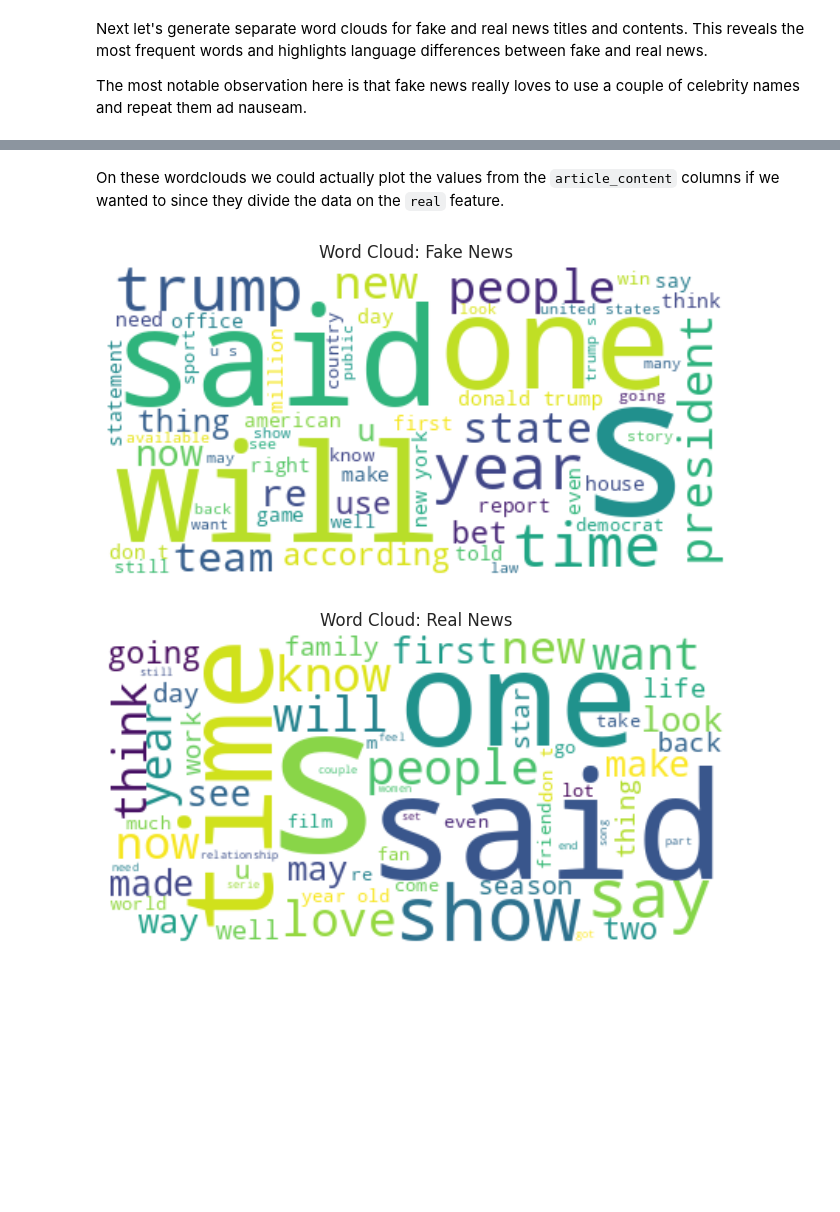
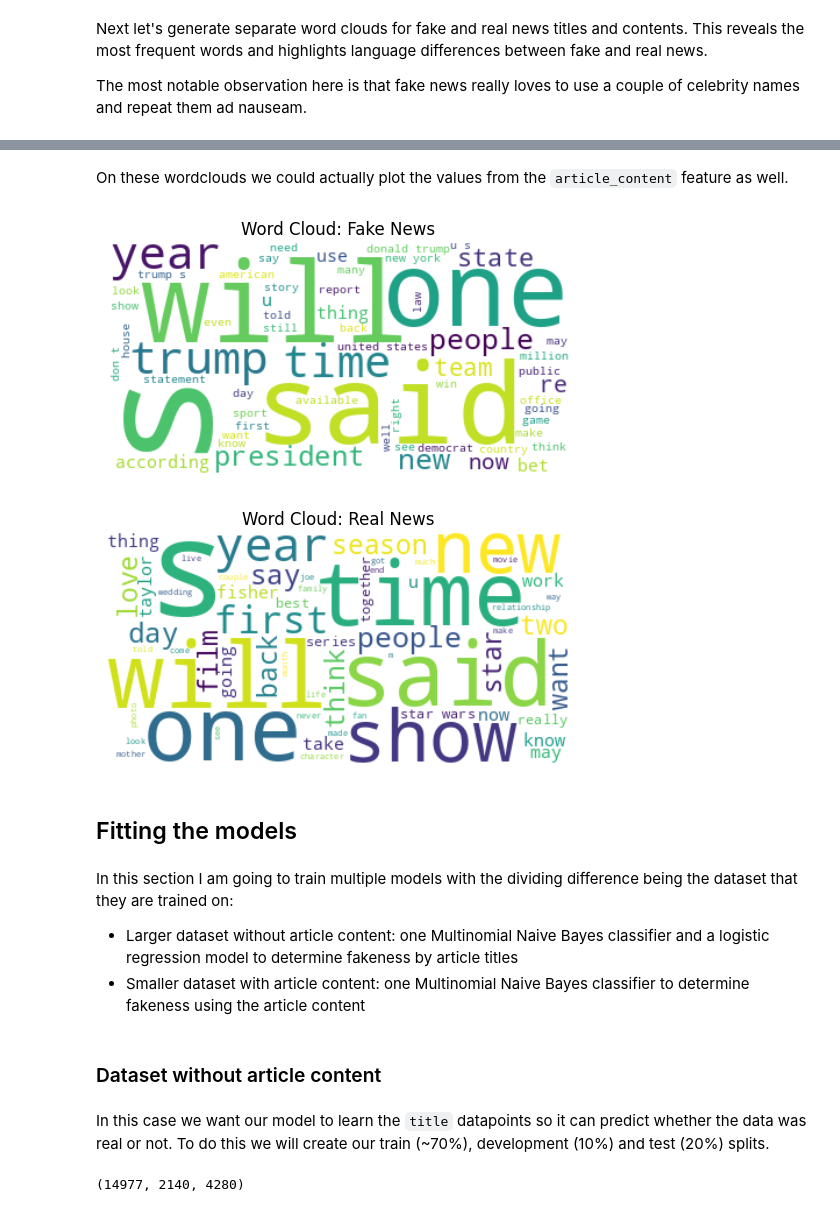
Before and after one commit to nevernorbo/FateML_FakeNews, a Jupyter notebook: fakenews.ipynb, the cells around one changed output, grey strips where cells are left out. Drawn from its saved outputs; the diff is of its cells as text; code cells hidden in the pictures; blank space fills up the shorter version.

Commit message:
Trained model, interpreted it, done local and global model analysis

```diff
--- a/fakenews.ipynb
+++ b/fakenews.ipynb
@@ -92,6 +107,6 @@ This information will be stored as another feature by name `article_content`.
 # %%
 # Load in our content complete dataset
-dataset = pd.read_csv('./data/FakeNewsNetWithArticleContent.csv')
-dataset
+content_dataset = pd.read_csv('./data/FakeNewsNetContent.csv')
+content_dataset
 # %% [output]
 |  | title | news_url | source_domain | tweet_num | real | article_content |
@@ -222,28 +199,49 @@ plt.show()
 # %% [markdown]
-On these wordclouds we could actually plot the values from the `article_content` columns if we wanted to since they divide the data on the `real` feature.
+On these wordclouds we could actually plot the values from the `article_content` feature as well.
 # %%
 from wordcloud import WordCloud, STOPWORDS
 import matplotlib.pyplot as plt
 
 # Word cloud for fake news
-fake_text = ' '.join(dataset[dataset['real'] == 0]['article_content']).lower()
+fake_text = ' '.join(content_dataset[content_dataset['real'] == 0]['article_content']).lower()
 fake_cloud = WordCloud(stopwords=STOPWORDS, background_color='white', max_words=60).generate(fake_text)
 
-plt.figure(figsize=(8,8))
+plt.figure(figsize=(6,6))
 plt.imshow(fake_cloud, interpolation='bilinear')
 plt.axis('off')
 plt.title('Word Cloud: Fake News')
 plt.show()
 
 # Word cloud for real news
-real_text = ' '.join(dataset[dataset['real'] == 1]['article_content']).lower()
+real_text = ' '.join(content_dataset[content_dataset['real'] == 1]['article_content']).lower()
 real_cloud = WordCloud(stopwords=STOPWORDS, background_color='white', max_words=60).generate(real_text)
 
-plt.figure(figsize=(8,8))
+plt.figure(figsize=(6,6))
 plt.imshow(real_cloud, interpolation='bilinear')
 plt.axis('off')
 plt.title('Word Cloud: Real News')
 plt.show()
 # %% [output]
-[figure, old version]
+[figure, new version]
-[figure, old version]
+[figure, new version]
+# %% [markdown]
+## Fitting the models
+# %% [markdown]
+In this section I am going to train multiple models with the dividing difference being the dataset that they are trained on:
+- Larger dataset without article content: one Multinomial Naive Bayes classifier and a logistic regression model to determine fakeness by article titles
+- Smaller dataset with article content: one Multinomial Naive Bayes classifier to determine fakeness using the article content
+# %% [markdown]
+### Dataset without article content
+# %% [markdown]
+In this case we want our model to learn the `title` datapoints so it can predict whether the data was real or not. To do this we will create our train (~70%), development (10%) and test (20%) splits.
+# %%
+from sklearn.model_selection import train_test_split
+
+train, test = train_test_split(original_dataset, train_size=0.8, random_state=0)
+train, dev = train_test_split(train, train_size=int(len(original_dataset)*0.7), random_state=0)
+train_x, train_y, test_x, test_y = train['title'], train['real'], test['title'], test['real']
+dev_x, dev_y = dev['title'], dev['real']
+
+len(train), len(dev), len(test)
+# %% [output]
+(14977, 2140, 4280)
```
Also changed, not shown: parts of 51 cells of this notebook, 4 other files.
